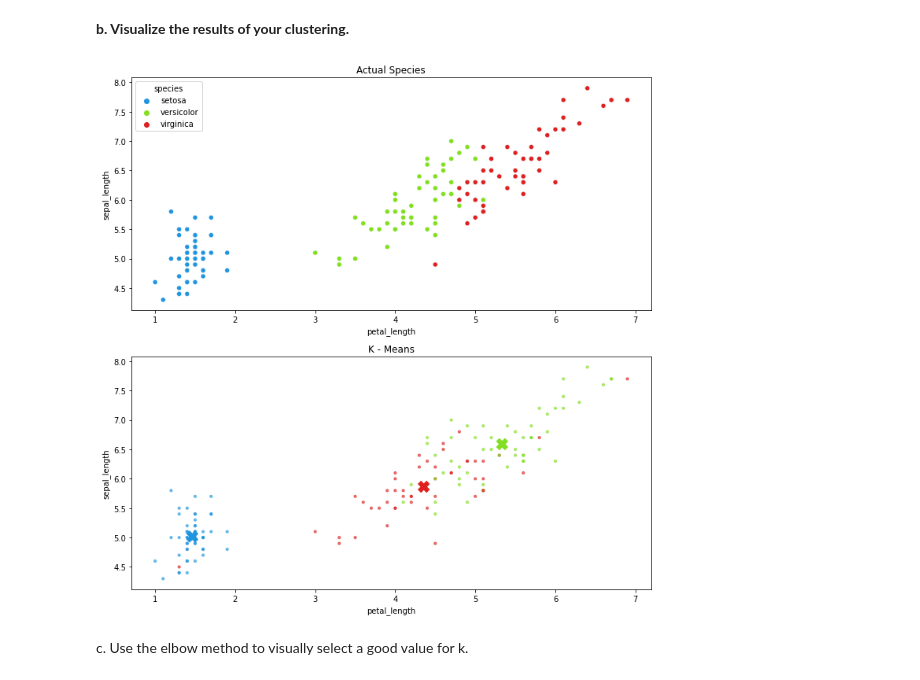
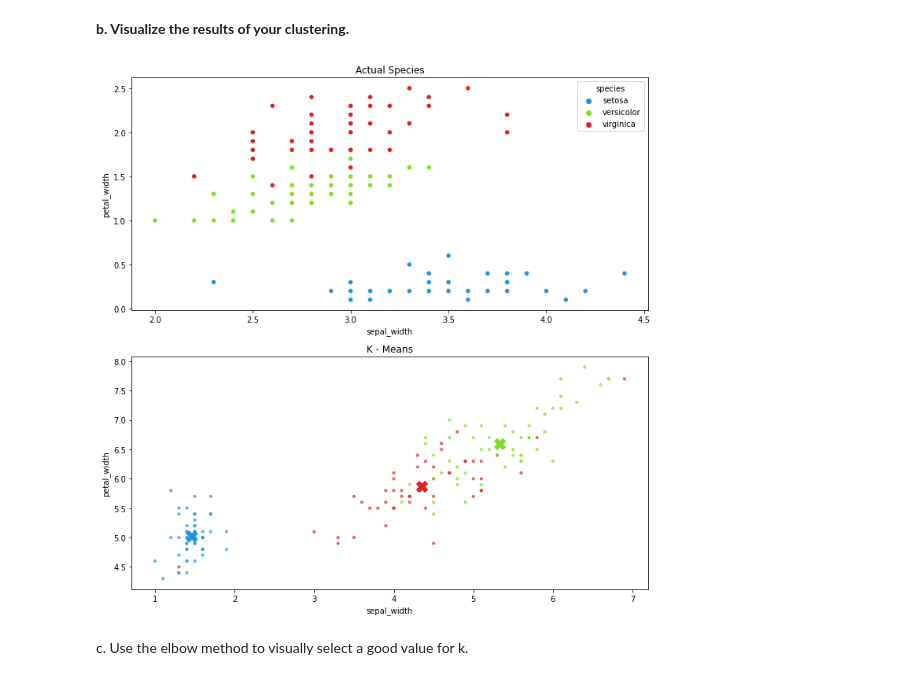
Before and after one commit to barbmarques/clustering-exercises, a Jupyter notebook: Modeling.ipynb, the cells around one changed output. Cells and saved outputs as stored; diff of their text form; code cells hidden in the pictures.

```diff
--- a/Modeling.ipynb
+++ b/Modeling.ipynb
@@ -70,11 +70,49 @@ iris.head(2)
 | 1 | 4.9 | 3.0 | 1.4 | 0.2 | setosa | 1 |
 # %% [markdown]
 **b. Visualize the results of your clustering.**
-# %%
-# Visualize the scatter plot for Actual vs predicted (K-Means)
-viz_kmeans.viz_iris(iris, kmeans)
-# %% [output]
-[figure, removed]
+# %%
+# Visualize the scatter plot for Actual vs predicted (K-Means)
+#viz_kmeans.viz_iris(iris, kmeans)
+
+centroids = np.array(iris.groupby('cluster')['petal_length', 'sepal_length'].mean())
+cen_x = [i[0] for i in centroids]
+cen_y = [i[1] for i in centroids]
+# cen_x = [i[0] for i in kmeans.cluster_centers_]
+# cen_y = [i[1] for i in kmeans.cluster_centers_]
+iris['cen_x'] = iris.cluster.map({0:cen_x[0], 1:cen_x[1], 2:cen_x[2]})
+iris['cen_y'] = iris.cluster.map({0:cen_y[0], 1:cen_y[1], 2:cen_y[2]})
+
+colors = ['#DF2020','#2095DF', '#81DF20' ]
+iris['c'] = iris.cluster.map({0:colors[0], 1:colors[1], 2:colors[2]})
+#plot scatter chart for Actual species and those predicted by K - Means
+
+#specify custom palette for sns scatterplot
+colors1 = ['#2095DF','#81DF20' ,'#DF2020']
+customPalette = sns.set_palette(sns.color_palette(colors1))
+
+#plot the scatterplots
+
+#Define figure (num of rows, columns and size)
+fig, ax = plt.subplots(nrows=2, ncols=1, figsize=(10,10))
+
+# plot ax1
+ax1 = plt.subplot(2,1,1)
+sns.scatterplot(data = iris, x = 'sepal_width', y = 'petal_width', ax = ax1, hue = 'species', palette=customPalette)
+plt.title('Actual Species')
+
+#plot ax2
+ax2 = plt.subplot(2,1,2)
+ax2.scatter(iris.petal_length, iris.sepal_length, c=iris.c, alpha = 0.6, s=10)
+ax2.set(xlabel = 'sepal_width', ylabel = 'petal_width', title = 'K - Means')
+
+# plot centroids on  ax2
+ax2.scatter(cen_x, cen_y, marker='X', c=colors, s=200)
+
+iris.drop(columns = ['cen_x', 'cen_y', 'c'], inplace = True)
+plt.tight_layout()
+plt.show()
+# %% [output]
+[figure, added]
 # %% [markdown]
 c. Use the elbow method to visually select a good value for k.
 # %%
```
Also changed, not shown: parts of 8 cells of this notebook, 1 other file.
